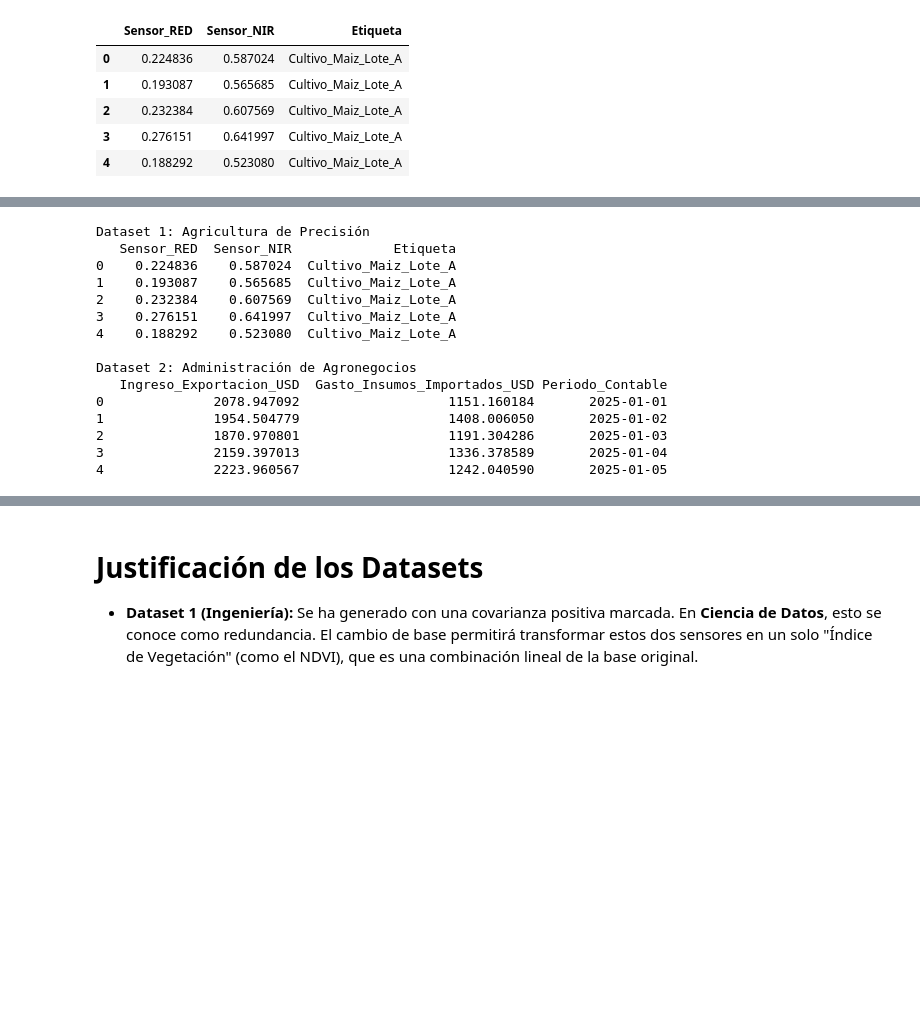
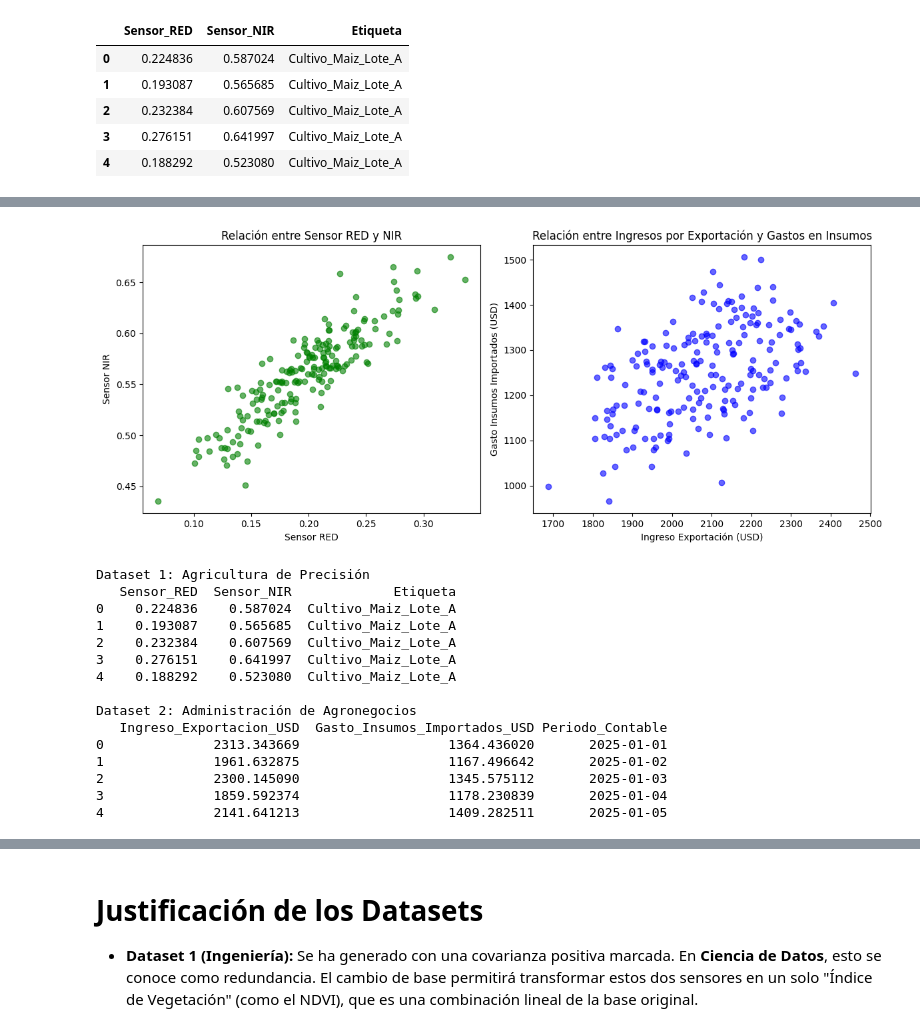
Before and after one commit to marco-canas/linear_algebra, a Jupyter notebook: 3_clases_segun_clara_mejia_laverde/1_cap/7_modulo/7_modulo.ipynb, the cells around one changed output, grey strips where cells are left out. Saved outputs shown, nothing was run; the diff lists cells and outputs as text; code cells hidden in the pictures; blank space fills up the shorter version.

```diff
--- a/3_clases_segun_clara_mejia_laverde/1_cap/7_modulo/7_modulo.ipynb
+++ b/3_clases_segun_clara_mejia_laverde/1_cap/7_modulo/7_modulo.ipynb
@@ -2911,3 +2973,24 @@ df_finanzas.head()
+# %%
+# grafiquemos con matplotlib estos datasets para visualizar la correlación entre las variables
+import matplotlib.pyplot as plt
+# Dataset Agricultura
+plt.figure(figsize=(12,5))
+plt.subplot(1,2,1)
+plt.scatter(df_agricultura['Sensor_RED'], df_agricultura['Sensor_NIR'], color='green', alpha=0.6)
+plt.title('Relación entre Sensor RED y NIR')
+plt.xlabel('Sensor RED')
+plt.ylabel('Sensor NIR')
+# Dataset Finanzas
+plt.subplot(1,2,2)
+plt.scatter(df_finanzas['Ingreso_Exportacion_USD'], df_finanzas['Gasto_Insumos_Importados_USD'], color='blue', alpha=0.6)
+plt.title('Relación entre Ingresos por Exportación y Gastos en Insumos')
+plt.xlabel('Ingreso Exportación (USD)')
+plt.ylabel('Gasto Insumos Importados (USD)')
+plt.tight_layout()
+plt.savefig(r"C:\Users\marco\Downloads\correlacion_datasets_agro_finanzas.png")
+plt.show()
+# %% [output]
+[figure, added]
 # %%
 
 # --- Visualización de las primeras filas ---
@@ -2917,8 +3000,8 @@ print("\nDataset 2: Administración de Agronegocios")
 print(df_finanzas.head())
 
 #Exportación opcional para uso en GitHub
-df_agricultura.to_csv('dataset_sensores.csv', index=False)
-df_finanzas.to_csv('dataset_finanzas.csv', index=False)
+df_agricultura.to_csv(r"C:\Users\marco\Documentos\docencia\linear_algebra\3_clases_segun_clara_mejia_laverde\1_cap\7_modulo\1_data\dataset_sensores.csv", index=False)
+df_finanzas.to_csv(r"C:\Users\marco\Documentos\docencia\linear_algebra\3_clases_segun_clara_mejia_laverde\1_cap\7_modulo\1_data\dataset_finanzas.csv", index=False)
 # %% [output]
 Dataset 1: Agricultura de Precisión
    Sensor_RED  Sensor_NIR             Etiqueta
@@ -2930,8 +3013,8 @@ Dataset 1: Agricultura de Precisión
 
 Dataset 2: Administración de Agronegocios
    Ingreso_Exportacion_USD  Gasto_Insumos_Importados_USD Periodo_Contable
-0              2078.947092                   1151.160184       2025-01-01
-1              1954.504779                   1408.006050       2025-01-02
-2              1870.970801                   1191.304286       2025-01-03
-3              2159.397013                   1336.378589       2025-01-04
-4              2223.960567                   1242.040590       2025-01-05
+0              2313.343669                   1364.436020       2025-01-01
+1              1961.632875                   1167.496642       2025-01-02
+2              2300.145090                   1345.575112       2025-01-03
+3              1859.592374                   1178.230839       2025-01-04
+4              2141.641213                   1409.282511       2025-01-05
```
Also changed, not shown: parts of 45 cells of this notebook, 2 other files.
